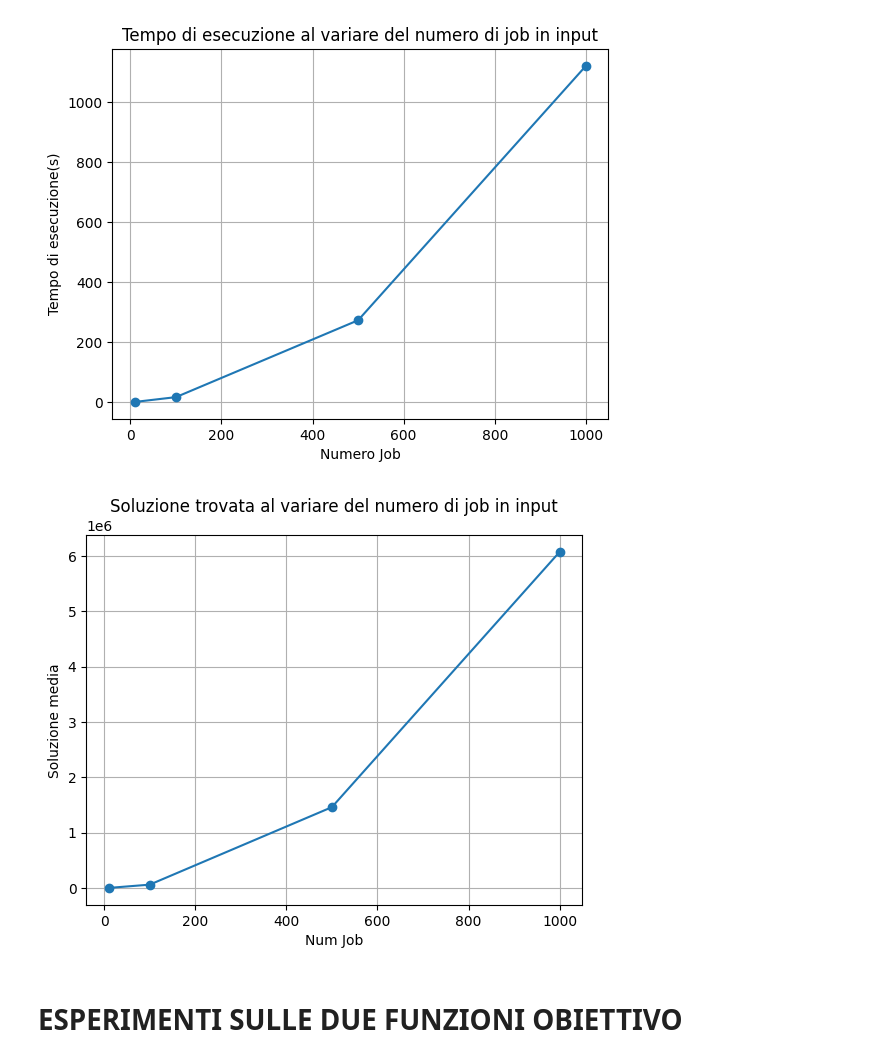
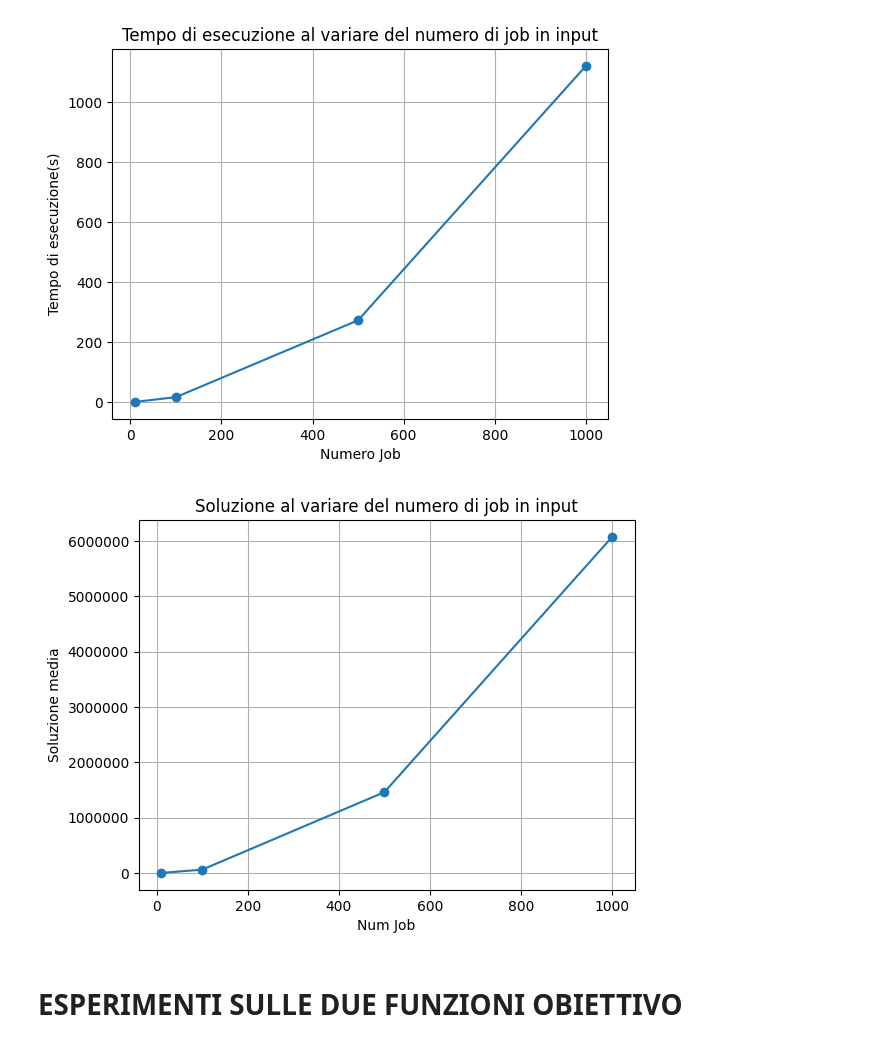
Before and after one commit to FabLetizia/Job-shop-scheduling, a Jupyter notebook: geneticAlg.ipynb, the cells around one changed output. Drawn from its saved outputs; the diff is of its cells as text; code cells hidden in the pictures.

```diff
--- a/geneticAlg.ipynb
+++ b/geneticAlg.ipynb
@@ -629,13 +629,14 @@ plt.show()
 # %%
 # Plot dei risultati
 plt.plot(numero_job, soluzioni, marker='o')
 plt.xlabel('Num Job')
 plt.ylabel('Soluzione media')
-plt.title('Soluzione trovata al variare del numero di job in input')
+plt.title('Soluzione al variare del numero di job in input')
 plt.grid(True)
+plt.ticklabel_format(style='plain', axis='y')
 plt.show()
 # %% [output]
-[figure, old version]
+[figure, new version]
 # %% [markdown]
 # ESPERIMENTI SULLE DUE FUNZIONI OBIETTIVO
 # %% [markdown]
```
Also changed, not shown: parts of 3 cells of this notebook.
